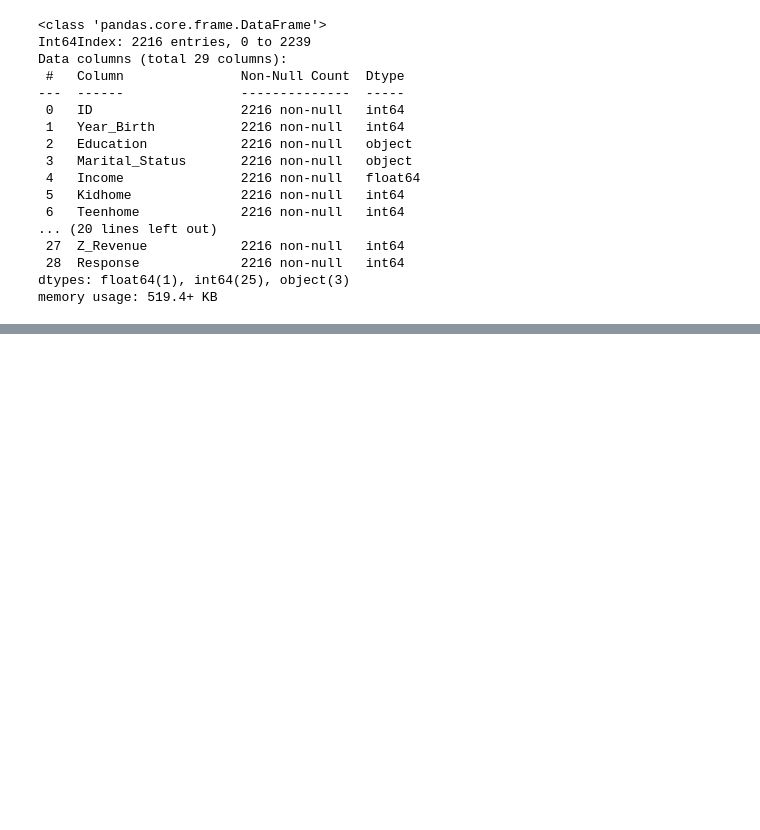
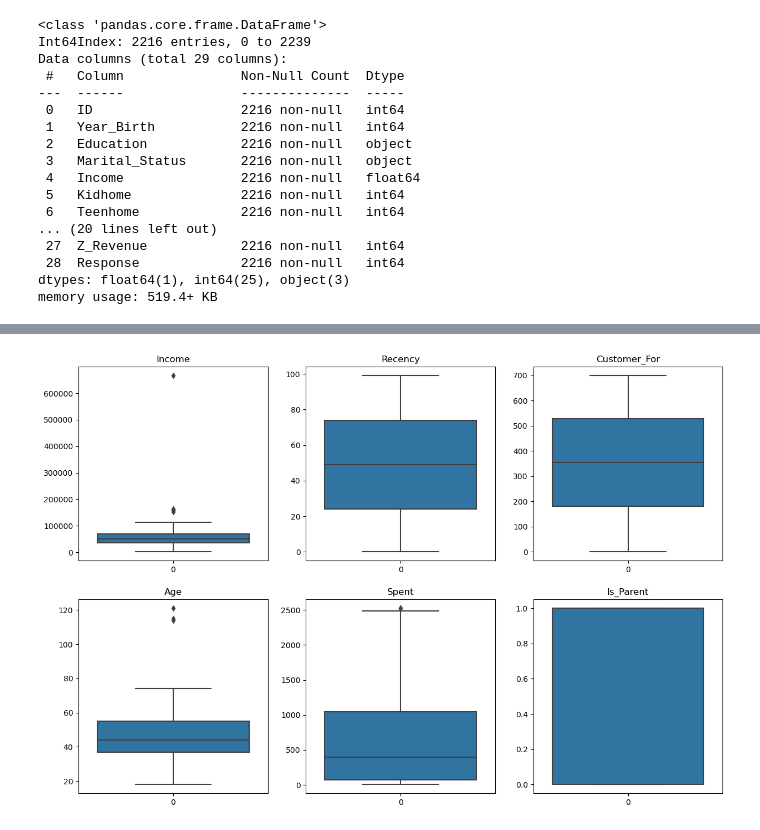
Before and after one commit to jon-mun/clustering-marketing-campaign, a Jupyter notebook: problem1.ipynb, the cells around one changed output, grey strips where cells are left out. Cells and saved outputs as stored; diff of their text form; code cells hidden in the pictures; blank space fills up the shorter version.

```diff
--- a/problem1.ipynb
+++ b/problem1.ipynb
@@ -99,0 +293,3 @@ memory usage: 519.4+ KB
+# %%
+df1['EducationC'] = df1['Education'].map(category_mapping)
+df1['EducationC']
@@ -99,0 +325,4 @@ memory usage: 519.4+ KB
+# %%
+df2 = df1.copy()
+# %%
+df2.drop(['ID', 'Year_Birth', 'Dt_Customer', 'Kidhome', 'Teenhome', 'MntFishProducts', 'MntMeatProducts', 'MntSweetProducts', 'MntFruits', 'MntWines', 'MntGoldProds', 'Marital_Status', 'Education'], axis='columns', inplace=True)
@@ -99,0 +368,11 @@ memory usage: 519.4+ KB
+# %%
+# select features
+features = df2[['Income', 'Recency', 'Customer_For', 'Age', 'Spent', 'Is_Parent']].copy()
+# %%
+fig, ax = plt.subplots(ncols=3, nrows=2, figsize=(15, 10))
+
+for i, col in enumerate(features.columns):
+    ax[i//3, i%3].set_title(col)
+    sns.boxplot(features[col], ax=ax[i//3, i%3])
+# %% [output]
+[figure, added]
```
Also changed, not shown: parts of 35 cells of this notebook.
